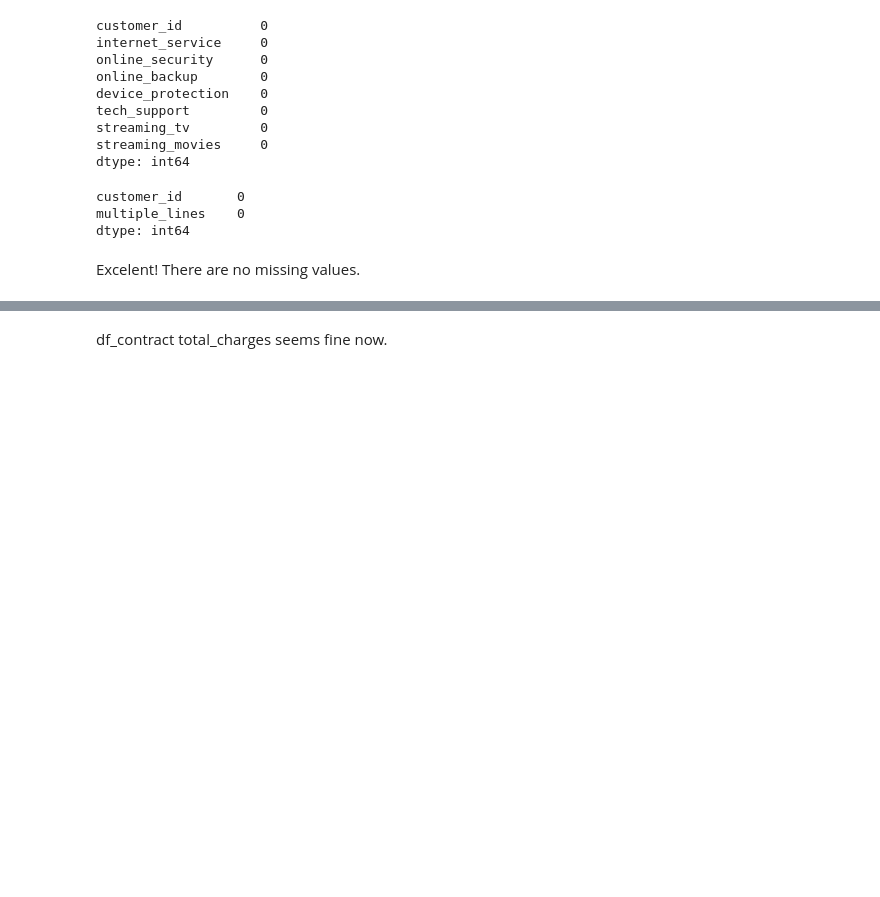
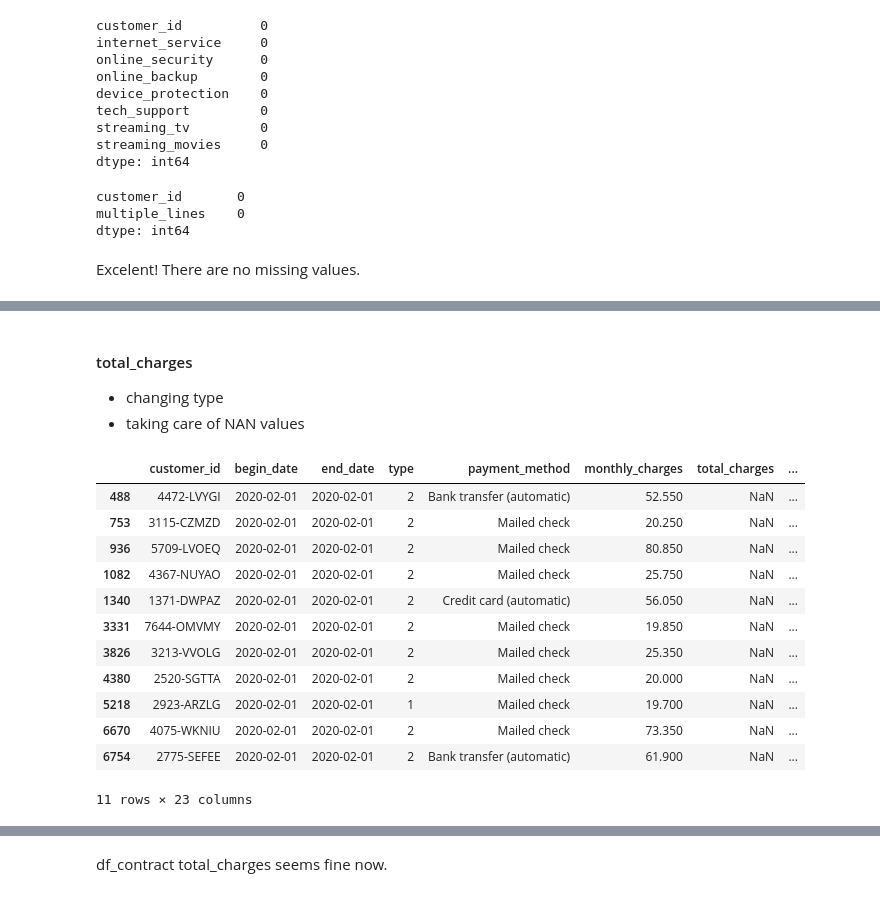
Before and after one commit to tryko/yandex-practicum-projects, a Jupyter notebook: 20-Itay-final_project/20-Itay-final_project.ipynb, the cells around one changed output, grey strips where cells are left out. Drawn from its saved outputs; the diff is of its cells as text; code cells hidden in the pictures; blank space fills up the shorter version.

```diff
--- a/20-Itay-final_project/20-Itay-final_project.ipynb
+++ b/20-Itay-final_project/20-Itay-final_project.ipynb
@@ -500,0 +586,4 @@ Making sure the values in total_charges make sense.
+# %%
+max_date = max(df.end_date.max(), df.begin_date.max())
+# %%
+df.end_date.fillna(max_date, inplace=True)
@@ -500,0 +623,2 @@ Making sure the values in total_charges make sense.
+# %%
+df.type = df.type.replace({'Month-to-month':0, 'One year':1, 'Two year':2})
@@ -500,0 +645,22 @@ Making sure the values in total_charges make sense.
+# %% [markdown]
+#### total_charges
+* changing type
+* taking care of NAN values
+# %%
+df.total_charges = pd.to_numeric(df.total_charges, errors='coerce', downcast='float')
+# %%
+df[df.total_charges.isna()]
+# %% [output]
+|  | customer_id | begin_date | end_date | type | payment_method | monthly_charges | total_charges | ... |
+| 488 | 4472-LVYGI | 2020-02-01 | 2020-02-01 | 2 | Bank transfer (automatic) | 52.550 | NaN | ... |
+| 753 | 3115-CZMZD | 2020-02-01 | 2020-02-01 | 2 | Mailed check | 20.250 | NaN | ... |
+| 936 | 5709-LVOEQ | 2020-02-01 | 2020-02-01 | 2 | Mailed check | 80.850 | NaN | ... |
+| 1082 | 4367-NUYAO | 2020-02-01 | 2020-02-01 | 2 | Mailed check | 25.750 | NaN | ... |
+| 1340 | 1371-DWPAZ | 2020-02-01 | 2020-02-01 | 2 | Credit card (automatic) | 56.050 | NaN | ... |
+| 3331 | 7644-OMVMY | 2020-02-01 | 2020-02-01 | 2 | Mailed check | 19.850 | NaN | ... |
+| 3826 | 3213-VVOLG | 2020-02-01 | 2020-02-01 | 2 | Mailed check | 25.350 | NaN | ... |
+| 4380 | 2520-SGTTA | 2020-02-01 | 2020-02-01 | 2 | Mailed check | 20.000 | NaN | ... |
+| 5218 | 2923-ARZLG | 2020-02-01 | 2020-02-01 | 1 | Mailed check | 19.700 | NaN | ... |
+| 6670 | 4075-WKNIU | 2020-02-01 | 2020-02-01 | 2 | Mailed check | 73.350 | NaN | ... |
+| 6754 | 2775-SEFEE | 2020-02-01 | 2020-02-01 | 2 | Bank transfer (automatic) | 61.900 | NaN | ... |
+11 rows × 23 columns
```
Also changed, not shown: parts of 144 cells of this notebook.
